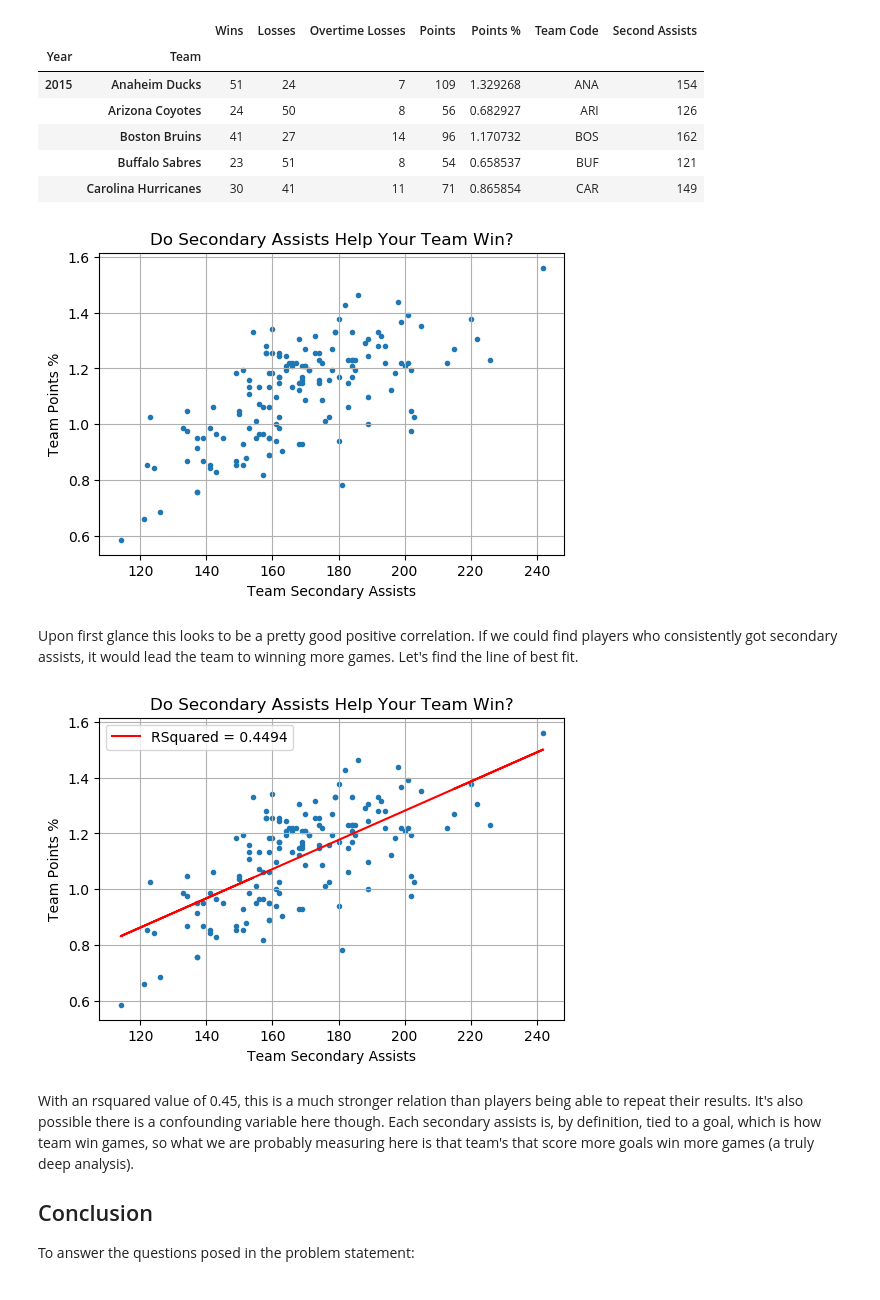
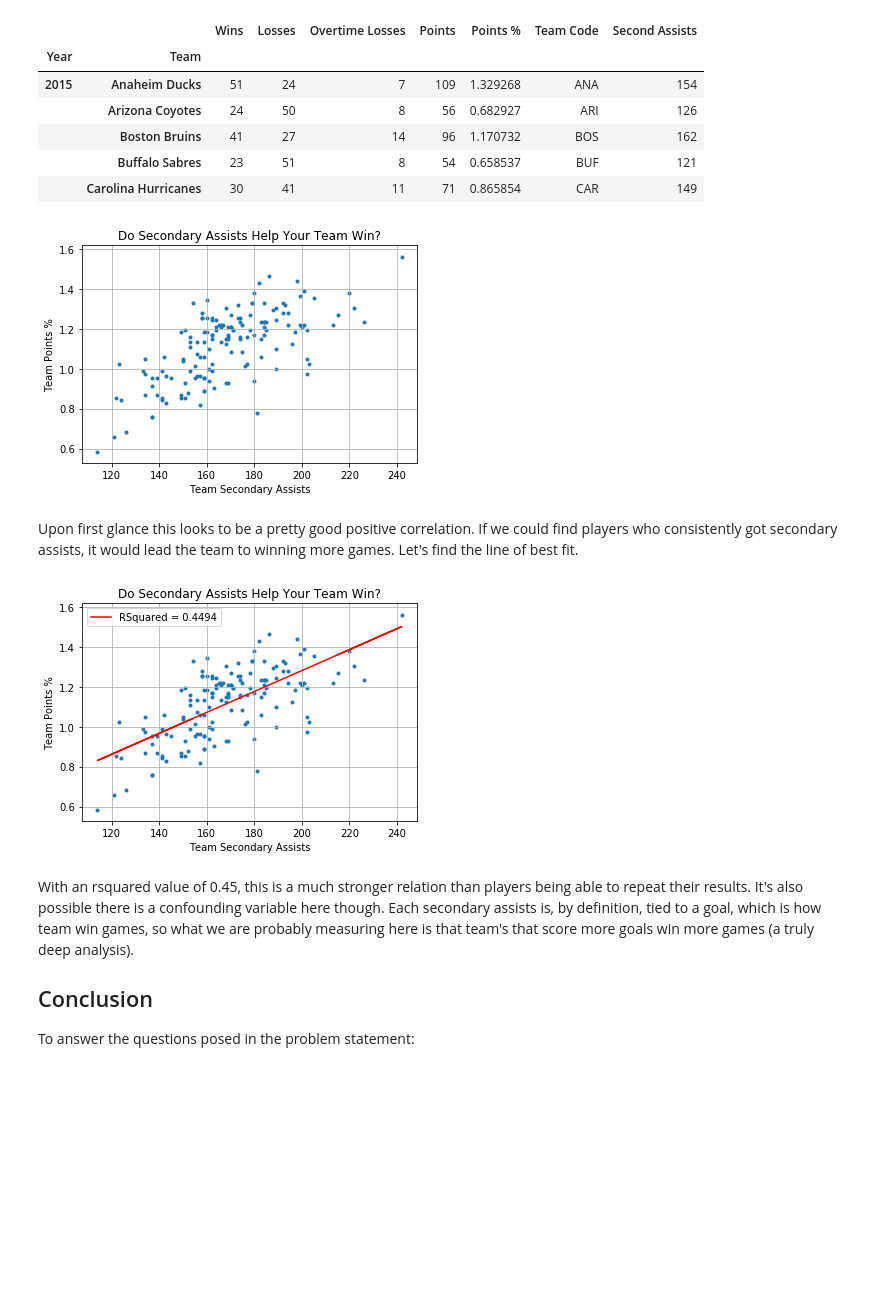
Before and after one commit to dbasilio/data-analysis-hockey, a Jupyter notebook: secondary-assists-analysis.ipynb, the cells around one changed output. Saved outputs shown, nothing was run; the diff lists cells and outputs as text; code cells hidden in the pictures; blank space fills up the shorter version.

```diff
--- a/secondary-assists-analysis.ipynb
+++ b/secondary-assists-analysis.ipynb
@@ -390,15 +386,14 @@ team_data.head()
 |  | Buffalo Sabres | 23 | 51 | 8 | 54 | 0.658537 | BUF | 121 |
 |  | Carolina Hurricanes | 30 | 41 | 11 | 71 | 0.865854 | CAR | 149 |
 # %%
-plt.figure(dpi=100)
 plt.scatter(team_data['Second Assists'], team_data['Points %'], marker='.')
 plt.ylabel("Team Points %")
 plt.xlabel("Team Secondary Assists")
 plt.title("Do Secondary Assists Help Your Team Win?")
 plt.grid()
 plt.show()
 # %% [output]
-[figure, old version]
+[figure, new version]
 # %% [markdown]
 Upon first glance this looks to be a pretty good positive correlation. If we could find players who consistently got secondary assists, it would lead the team to winning more games. Let's find the line of best fit.
 # %%
@@ -409,7 +404,6 @@ result = sm.OLS(Y, X).fit()
 intercept, slope = result.params
 rsquared = result.rsquared
 # %%
-plt.figure(dpi=100)
 plt.scatter(team_data['Second Assists'], team_data['Points %'], marker='.')
 plt.plot(
     team_data['Second Assists'],
@@ -424,7 +418,7 @@ plt.legend()
 plt.grid()
 plt.show()
 # %% [output]
-[figure, old version]
+[figure, new version]
 # %% [markdown]
 With an rsquared value of 0.45, this is a much stronger relation than players being able to repeat their results. It's also possible there is a confounding variable here though. Each secondary assists is, by definition, tied to a goal, which is how team win games, so what we are probably measuring here is that team's that score more goals win more games (a truly deep analysis).
 
```
Also changed, not shown: parts of 11 cells of this notebook.
